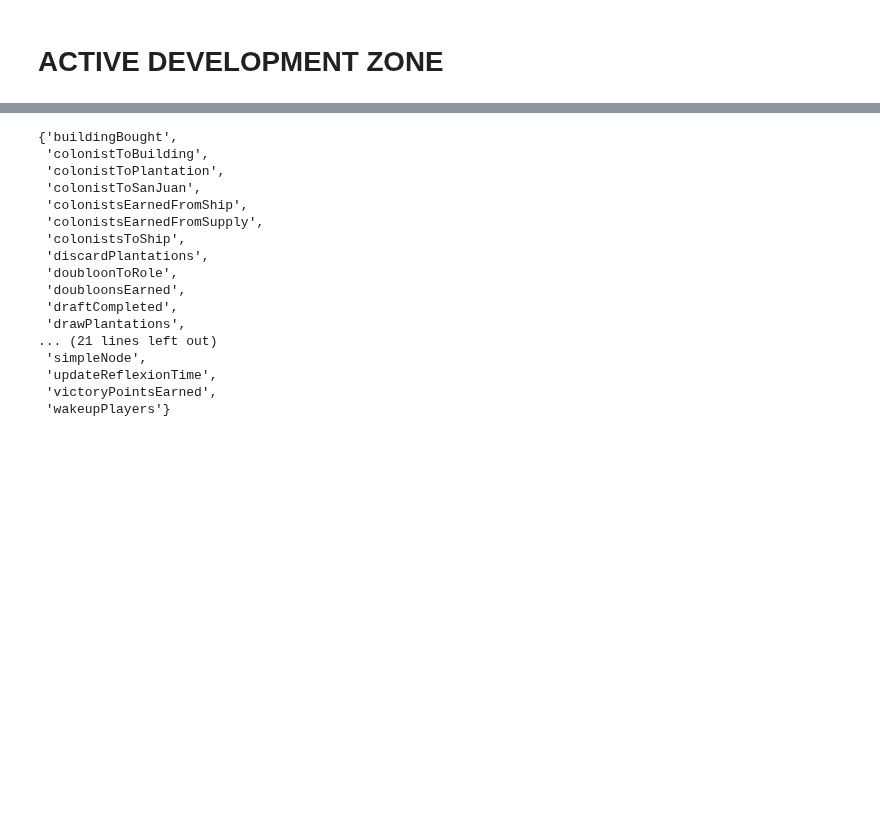
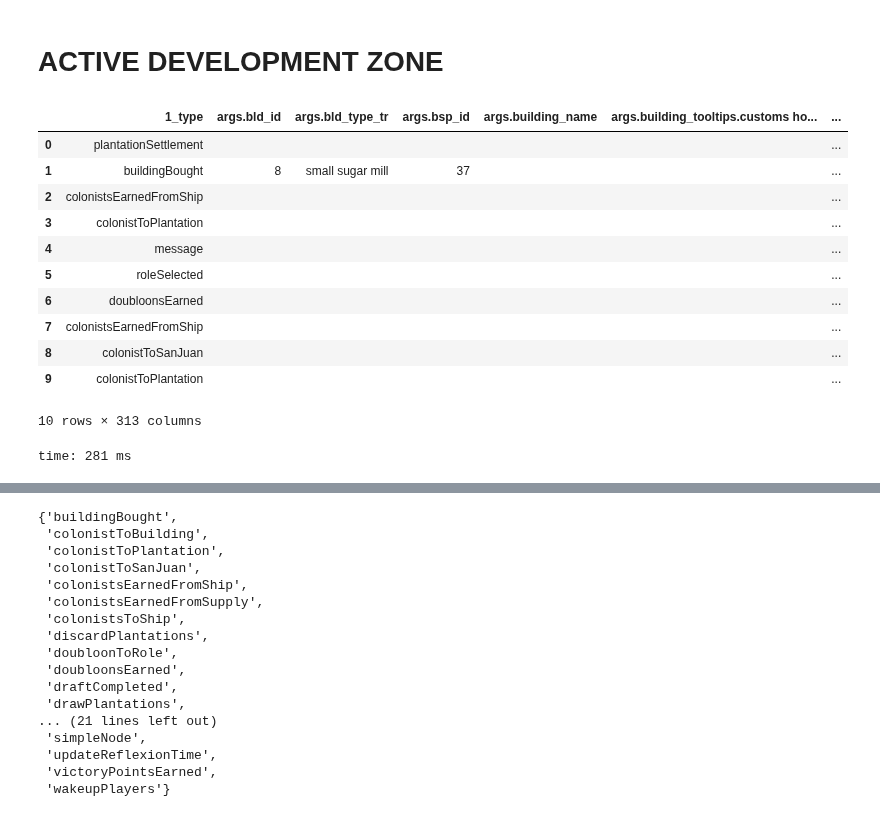
Before and after one commit to xiwix/binder, a Jupyter notebook: bga.puertorico.analyze.ipynb, the cells around one changed output, grey strips where cells are left out. Cells and saved outputs as stored; diff of their text form; code cells hidden in the pictures; blank space fills up the shorter version.

```diff
--- a/bga.puertorico.analyze.ipynb
+++ b/bga.puertorico.analyze.ipynb
@@ -207,0 +211,15 @@ def steps(log):
+# %%
+def stepsWithCounters(log):
+    gvnr, roln, role = 0, 0, ''
+    for move_id, move in enumerate(log):
+        for sub_move_id, sub_move in enumerate(move['data']):
+            if sub_move['type'] in ['gameStateChange', 'updateReflexionTime', 'gameStateMultipleActiveUpdate', 'wakeupPlayers']:
+                continue
+            elif sub_move['type'] == 'newGovernor':
+                gvnr += 1
+                roln = -1
+                role = ''
+            elif sub_move['type'] == 'roleSelected':
+                roln += 1
+                role = sub_move['args']['rol_type']
+            yield sub_move, (gvnr, roln, role, move_id, sub_move_id)
@@ -208,3 +229,6 @@ def steps(log):
+# %%
+def stepsOfPlayer(log, player):
+    return ((s,n) for s,n in stepsWithCounters(log) if s['args'] and s['args'].get('player_name', '') == player)
 # %% [markdown]
 ## Prepare data
 # %%
@@ -249,2 +263,24 @@ time: 55.3 ms
 # %% [markdown]
 # ACTIVE DEVELOPMENT ZONE
+# %%
+name_step = lambda s: dict(zip(('gvnr#', 'role#', 'role', 'move#', 'sub_move#'), s))
+def join(d1,d2):
+    d1.update(d2)
+    return d1
+
+data = [{'1_type':s['type'], 'args':s['args']} for s,n in stepsOfPlayer(game_log, 'hysbe41')]
+json_normalize(data).fillna('').head(10)
+# %% [output]
+|  | 1_type | args.bld_id | args.bld_type_tr | args.bsp_id | args.building_name | args.building_tooltips.customs ho... | ... |
+| 0 | plantationSettlement |  |  |  |  |  | ... |
+| 1 | buildingBought | 8 | small sugar mill | 37 |  |  | ... |
+| 2 | colonistsEarnedFromShip |  |  |  |  |  | ... |
+| 3 | colonistToPlantation |  |  |  |  |  | ... |
+| 4 | message |  |  |  |  |  | ... |
+| 5 | roleSelected |  |  |  |  |  | ... |
+| 6 | doubloonsEarned |  |  |  |  |  | ... |
+| 7 | colonistsEarnedFromShip |  |  |  |  |  | ... |
+| 8 | colonistToSanJuan |  |  |  |  |  | ... |
+| 9 | colonistToPlantation |  |  |  |  |  | ... |
+10 rows × 313 columns
+time: 281 ms
```
Also changed, not shown: parts of 14 cells of this notebook.
